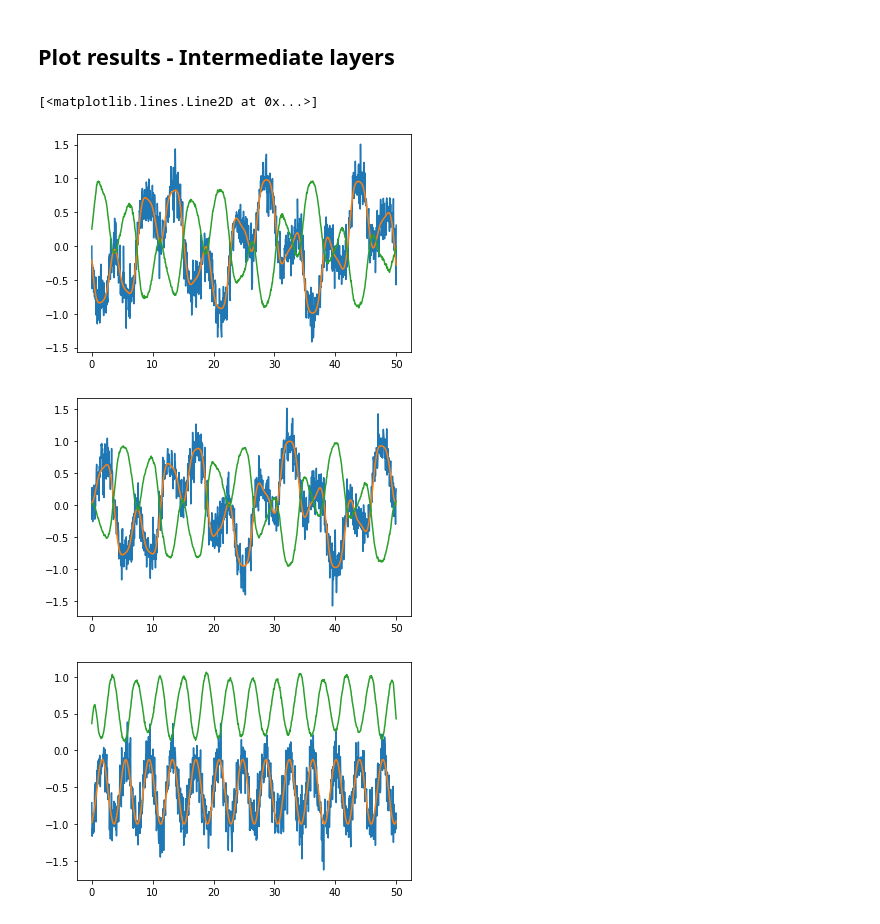
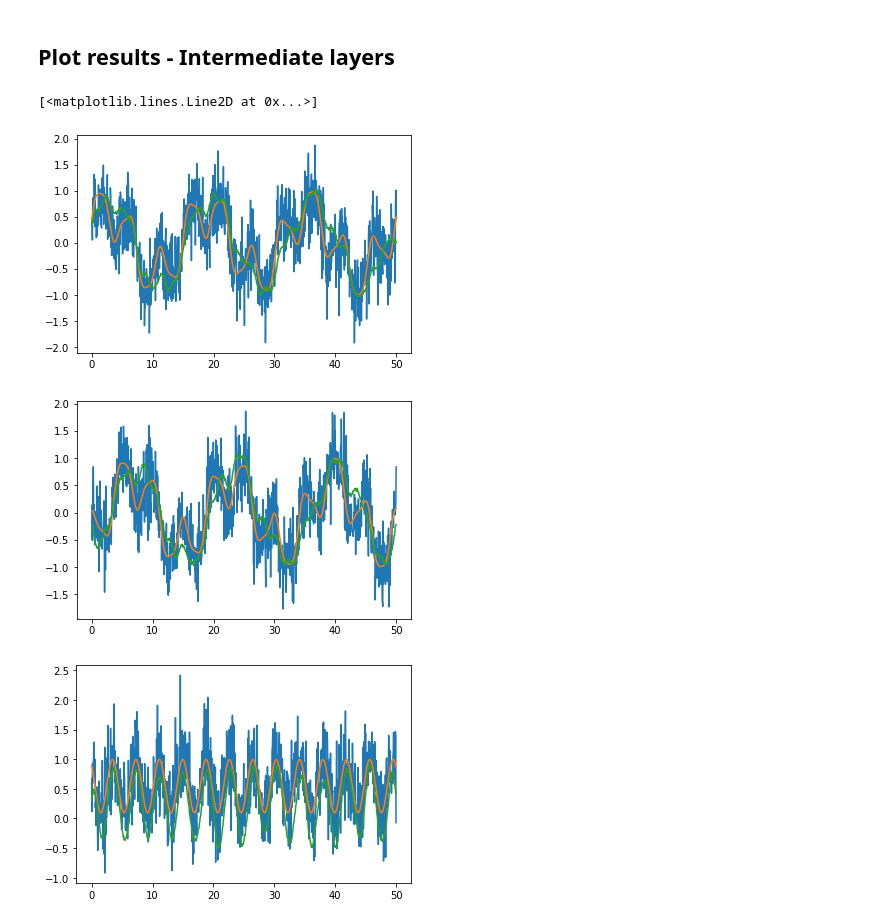
Before and after one commit to BoyersTheorem/qubit_denoise, a Jupyter notebook: Quantum_denoising_1.71.ipynb, the cells around one changed output. Drawn from its saved outputs; the diff is of its cells as text; code cells hidden in the pictures.

```diff
--- a/Quantum_denoising_1.71.ipynb
+++ b/Quantum_denoising_1.71.ipynb
@@ -99,6 +99,7 @@ def calcPerfData(Bx, By, Bz, psi0, tvec):
 
 
 def calcNoisyData(probabilities, Nmeas, meanNorm, stdNorm):
+    probabilities = np.maximum(np.minimum(probabilities, 1), 0) # Numerical precision sometimes puts it out of bounds
     if Nmeas > 0:
         expectNoisy = 2*np.random.binomial(Nmeas, probabilities)/Nmeas - 1
     else:
@@ -152,30 +153,37 @@ Next, generate a data set by integrating the Schrodinger equation and adding noi
 # stuff for dataset here
 ## Input parameters
 
-Ntrain = 6000            # Number of datapoints
-Ntest  = 1000
+Ntrain = 600            # Number of datapoints
+Ntest  = 100
 steps  = 1000  # Number of time steps
 
 T = 50           # Total time of simulation
 tspace = np.linspace(0,T,steps)
 
-noiseDataUse = np.array([0,0,.4])   # N_sim_measurement, noiseMean, noiseStddev.
+noiseDataUse = np.array([15,0,0])   # N_sim_measurement, noiseMean, noiseStddev.
 noiseLablUse = np.array([0,0,0])      # N_sim_measurement, noiseMean, noiseStddev.
 
 
 # Define the fields as functions of time
-def Bx(t):
+def BxTrn(t):
     return 2*math.pi/(4*3)*np.sin(2*np.pi/5*t)
-def By(t):
+def ByTrn(t):
     return 2*math.pi/(4*3)*np.cos(2*np.pi/5*t)
-def Bz(t):
+def BzTrn(t):
     return 0
+
+def BxTst(t):
+    return 2*math.pi/(4*3)*np.cos(2*np.pi/3*t) - 1
+def ByTst(t):
+    return 2*math.pi/(4*3)*np.cos(2*np.pi/6*t**2)
+def BzTst(t):
+    return 2*math.pi/(4*3)*np.sin(2*np.pi/5*t)
 
 theRng = [0,   np.pi*1]   # Range of theta_bloch to draw from
 phiRng = [0, 2*np.pi*1]   # Range of phi_bloch to draw from
 
-dataMatTrn, lablMatTrn = createDataSet(Ntrain, Bx, By, Bz, theRng, phiRng, tspace, noiseData=noiseDataUse, noiseLabel=noiseLablUse )
-dataMatTst, lablMatTst = createDataSet(Ntest,  Bx, By, Bz, theRng, phiRng, tspace, noiseData=noiseDataUse, noiseLabel=noiseLablUse )
+dataMatTrn, lablMatTrn = createDataSet(Ntrain, BxTrn, ByTrn, BzTrn, theRng, phiRng, tspace, noiseData=noiseDataUse, noiseLabel=noiseLablUse )
+dataMatTst, lablMatTst = createDataSet(Ntest,  BxTrn, ByTrn, BzTrn, theRng, phiRng, tspace, noiseData=noiseDataUse, noiseLabel=noiseLablUse )
 # %%
 
 plotWhich = 2
@@ -322,24 +357,24 @@ plt.plot(tspace,results[PlotData,:,2])
 # %% [markdown]
 ## Plot results - Intermediate layers
 # %%
-PlotData = 5;
+PlotData = 161;
 
 plt.figure()
 plt.plot(tspace,dataMatTrn[PlotData,:,0])
 plt.plot(tspace,lablMatTrn[PlotData,:,0])
 plt.plot(tspace,layer_output[PlotData,:,0])
 
 plt.figure()
 plt.plot(tspace,dataMatTrn[PlotData,:,1])
 plt.plot(tspace,lablMatTrn[PlotData,:,1])
 plt.plot(tspace,layer_output[PlotData,:,1])
 
 plt.figure()
 plt.plot(tspace,dataMatTrn[PlotData,:,2])
 plt.plot(tspace,lablMatTrn[PlotData,:,2])
 plt.plot(tspace,layer_output[PlotData,:,2])
 # %% [output]
 [<matplotlib.lines.Line2D at 0x...>]
-[figure, old version]
+[figure, new version]
-[figure, old version]
+[figure, new version]
-[figure, old version]
+[figure, new version]
```
Also changed, not shown: parts of 6 cells of this notebook.
